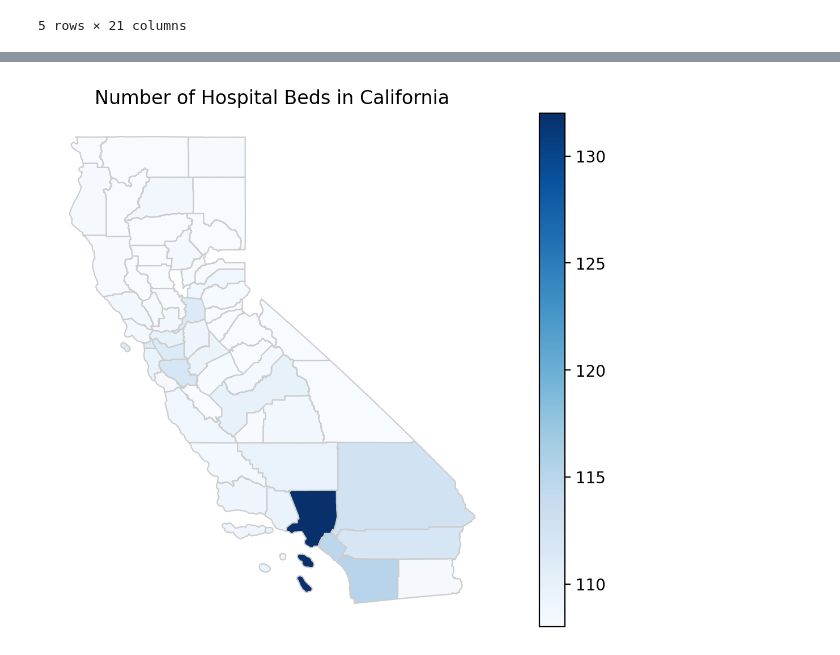
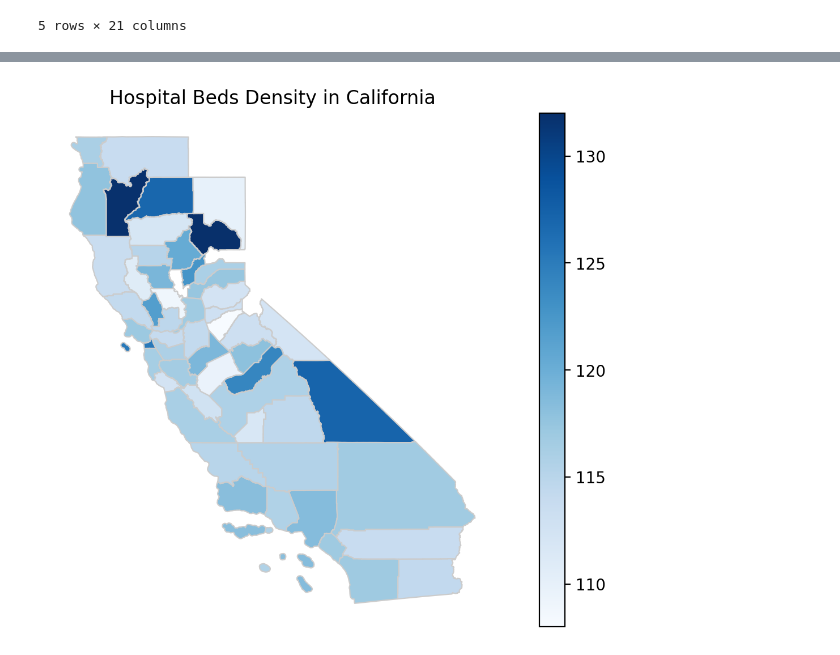
Before and after one commit to midori256/DS4A_Capstone_Project, a Jupyter notebook: Exploratory_Data_Analysis.ipynb, the cells around one changed output, grey strips where cells are left out. Cells and saved outputs as stored; diff of their text form; code cells hidden in the pictures.

```diff
--- a/Exploratory_Data_Analysis.ipynb
+++ b/Exploratory_Data_Analysis.ipynb
@@ -235,6 +560,6 @@ map_df.plot()
 # %%
 # Merge geodata with hospital facility data
-merged_map = map_df.set_index('name').join(df_by_county)
+merged_map = map_df.set_index('name').join(df_by_county_merged.set_index("COUNTY_NAME"))
 merged_map.head()
 # %% [output]
 |  | statefp | countyfp | countyns | geoid | namelsad | stusab | lsad | classfp | mtfcc | csafp | ... | ... |
@@ -248,9 +573,15 @@ merged_map.head()
+# %%
+# Remove Modoc when visualizing
+merged_map = merged_map.reset_index()
+merged_map_viz = merged_map[merged_map["name"] != "Modoc"]
+# %%
+merged_map_viz = merged_map_viz.set_index("name")
 # %%
 # Create a function to map the variable
 def california_map(variable,maptitle):
     vmin, vmax = 120,120
     fig, ax = plt.subplots(1, figsize=(10,6))
-    merged_map.plot(column=variable, cmap='Blues', linewidth=0.8, ax=ax, edgecolor='0.8')
+    merged_map_viz.plot(column=variable, cmap='Blues', linewidth=0.8, ax=ax, edgecolor='0.8')
     ax.axis('off')
     ax.set_title(maptitle)
 
@@ -268,4 +599,4 @@ california_map('COUNT_FAC','Number of Hospital with Emergency Care Service in Ca
 # %%
-california_map('TOTAL_NUMBER_BEDS','Number of Hospital Beds in California')
+california_map('BEDS_DENSITY','Hospital Beds Density in California')
 # %% [output]
-[figure, old version]
+[figure, new version]
```
Also changed, not shown: parts of 37 cells of this notebook.
